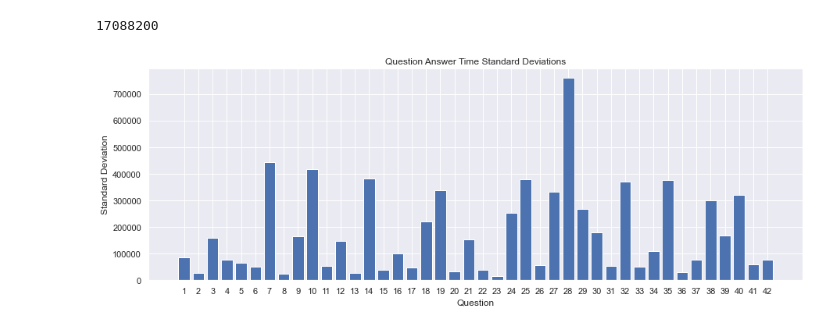
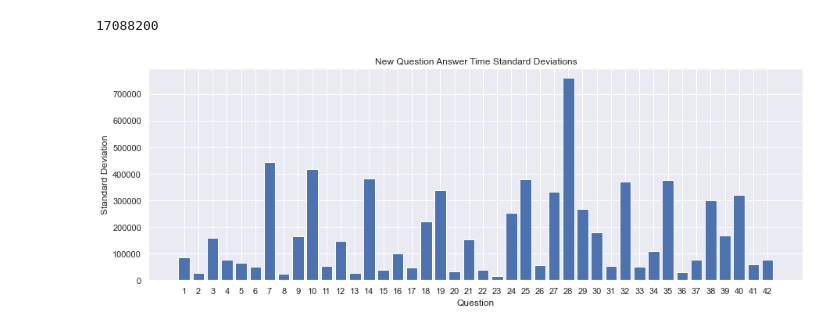
Before and after one commit to ismizu/depression_anxiety_stress, a Jupyter notebook: Depression, Anxiety, and Stress Dataset.ipynb, the cells around one changed output. Drawn from its saved outputs; the diff is of its cells as text; code cells hidden in the pictures.

Commit message:
graph title fix

```diff
--- a/Depression, Anxiety, and Stress Dataset.ipynb
+++ b/Depression, Anxiety, and Stress Dataset.ipynb
@@ -222,16 +222,16 @@ df_clean.iloc[outlier_index]['Q9E']
 # %%
 #Set seaborn as default style
 sns.set()
 fig, ax = plt.subplots(figsize = (15,5))
 
 ax.bar(x = timer_columns,
        height = df_clean[timer_columns].std()
 )
 
 ax.set_xticklabels(answer_times_xticks)
 
-ax.set_title('Question Answer Time Standard Deviations')
+ax.set_title('New Question Answer Time Standard Deviations')
 ax.set_xlabel('Question')
 ax.set_ylabel('Standard Deviation');
 # %% [output]
-[figure, old version]
+[figure, new version]
```
